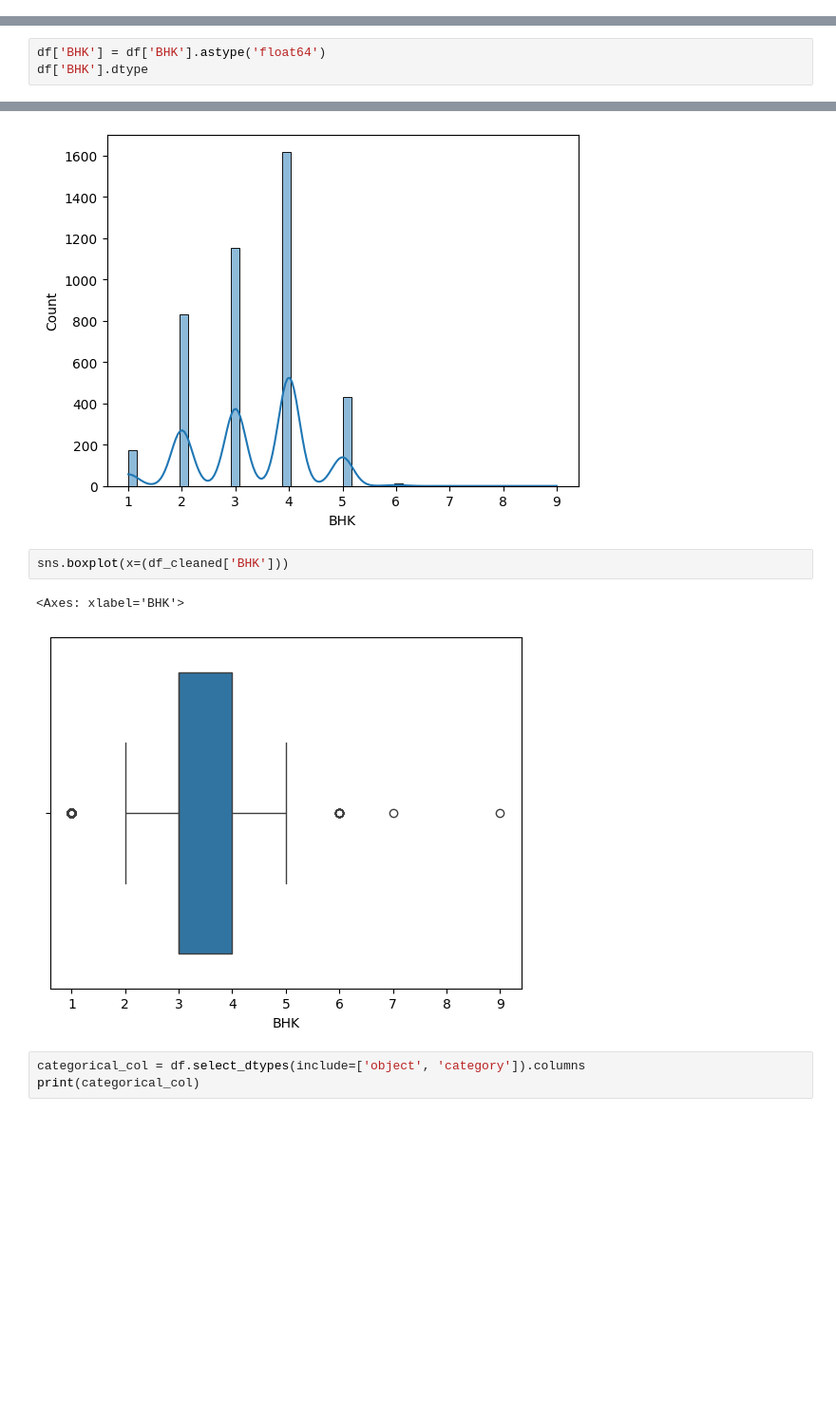
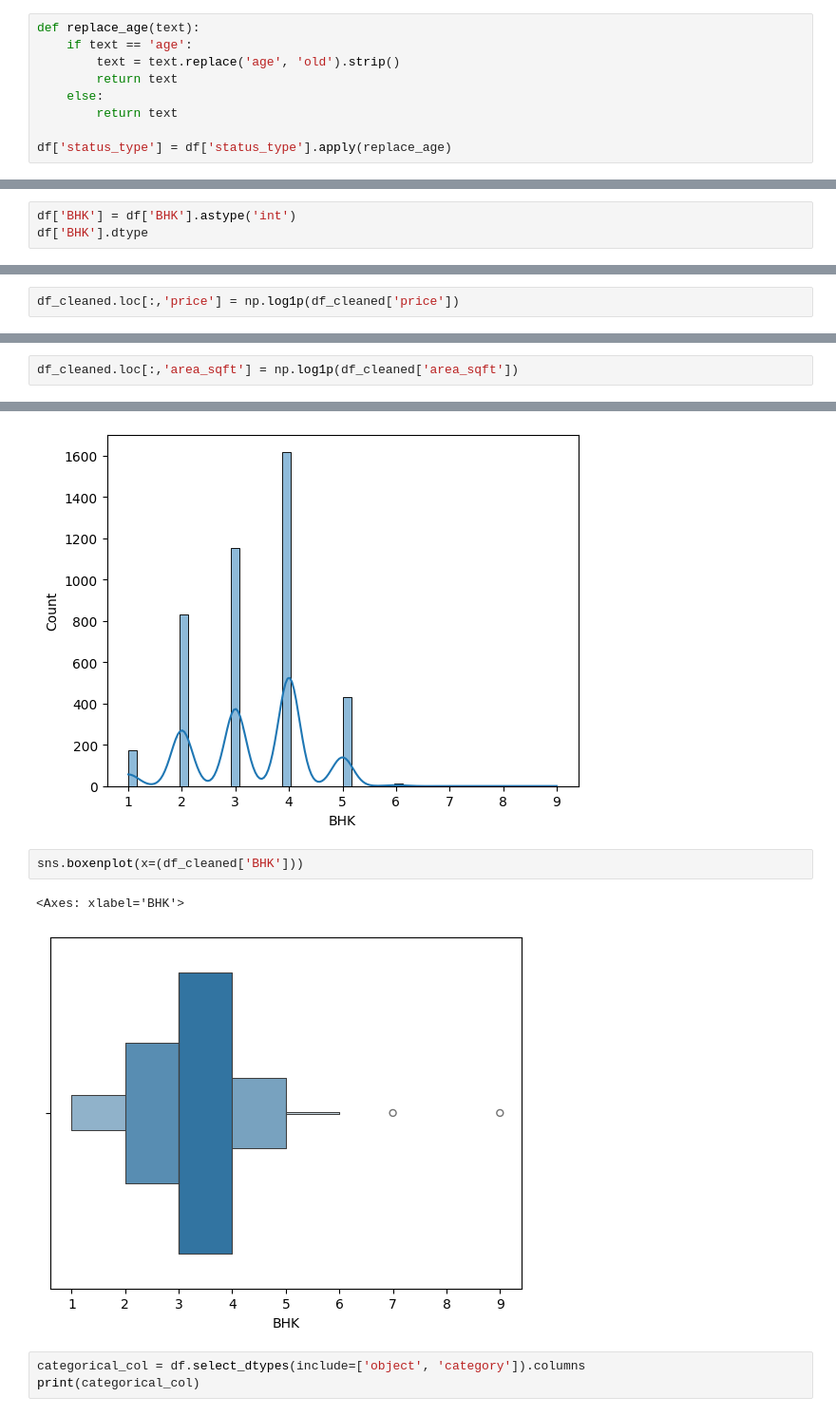
Before and after one commit to bunny-ml/Ahmedabad-Flat-Price-, a Jupyter notebook: notebooks/01_data_cleaning_code.ipynb, the cells around one changed output, grey strips where cells are left out. Shown at 95% size. Cells and saved outputs as stored; diff of their text form; blank space fills up the shorter version.

```diff
--- a/notebooks/01_data_cleaning_code.ipynb
+++ b/notebooks/01_data_cleaning_code.ipynb
@@ -574,0 +531,9 @@ print(df['status_type'].nunique())
+# %%
+def replace_age(text):
+    if text == 'age':
+        text = text.replace('age', 'old').strip()
+        return text
+    else:
+        return text
+
+df['status_type'] = df['status_type'].apply(replace_age)
@@ -606,6 +575,6 @@ Data columns (total 9 columns):
 dtypes: float64(2), object(7)
 memory usage: 329.7+ KB
 # %%
-df['BHK'] = df['BHK'].astype('float64')
+df['BHK'] = df['BHK'].astype('int')
 df['BHK'].dtype
 # %% [output]
@@ -700,4 +735,6 @@ sns.boxplot(x=np.log1p(df_cleaned['price']))
 # %% [output]
 <Axes: xlabel='price'>
 [figure]
+# %%
+df_cleaned.loc[:,'price'] = np.log1p(df_cleaned['price'])
 # %%
@@ -714,6 +751,8 @@ sns.boxplot(x=np.log1p(df_cleaned['area_sqft']))
 plt.show()
 # %% [output]
 [figure]
+# %%
+df_cleaned.loc[:,'area_sqft'] = np.log1p(df_cleaned['area_sqft'])
 # %%
 df['BHK'].skew()
 # %% [output]
@@ -724,10 +763,10 @@ sns.histplot(df['BHK'], bins=50, kde= True)
 <Axes: xlabel='BHK', ylabel='Count'>
 [figure]
 # %%
-sns.boxplot(x=(df_cleaned['BHK']))
+sns.boxenplot(x=(df_cleaned['BHK']))
 # %% [output]
 <Axes: xlabel='BHK'>
-[figure, old version]
+[figure, new version]
 # %%
 categorical_col = df.select_dtypes(include=['object', 'category']).columns
 print(categorical_col)
```
Also changed, not shown: parts of 24 cells of this notebook.
